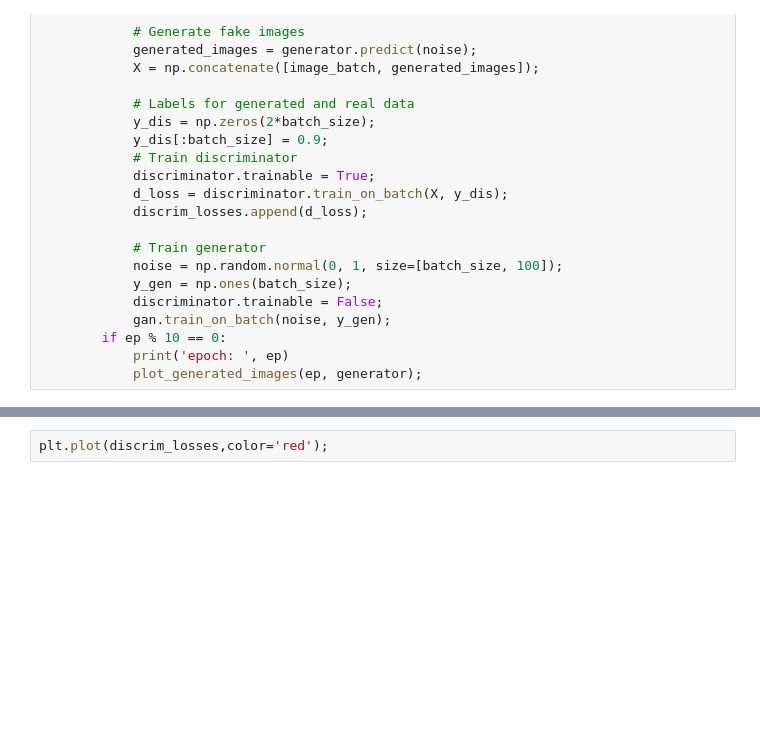
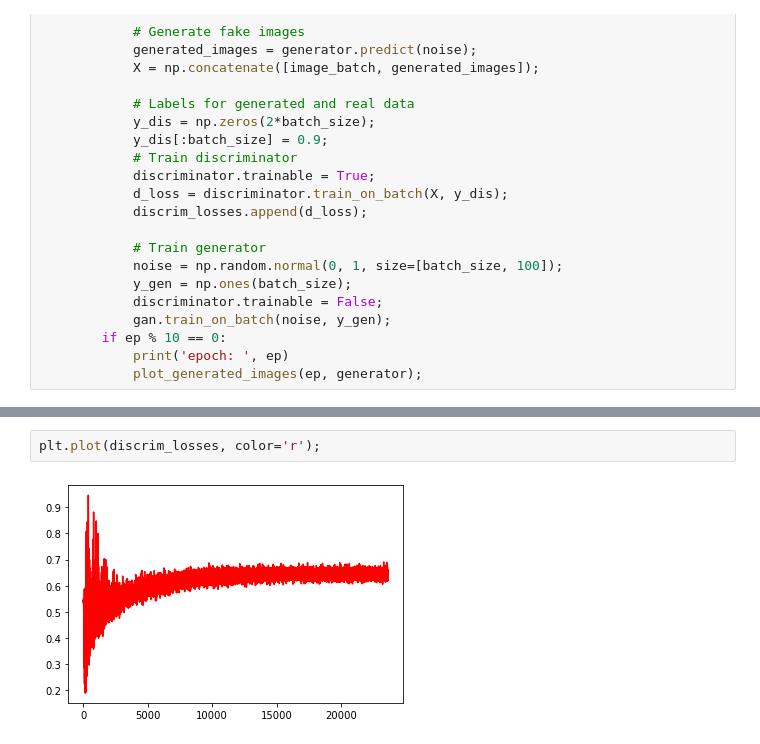
Before and after one commit to AnastasiiaMoroziuk/data-analisys-labs, a Jupyter notebook: lab5/lab5.ipynb, the cells around one changed output, grey strips where cells are left out. Saved outputs shown, nothing was run; the diff lists cells and outputs as text; blank space fills up the shorter version.

```diff
--- a/lab5/lab5.ipynb
+++ b/lab5/lab5.ipynb
@@ -261,2 +272,4 @@ epoch:  0
 # %%
-plt.plot(discrim_losses,color='red');
+plt.plot(discrim_losses, color='r');
+# %% [output]
+[figure, added]
```
Also changed, not shown: parts of 1 cell of this notebook.
